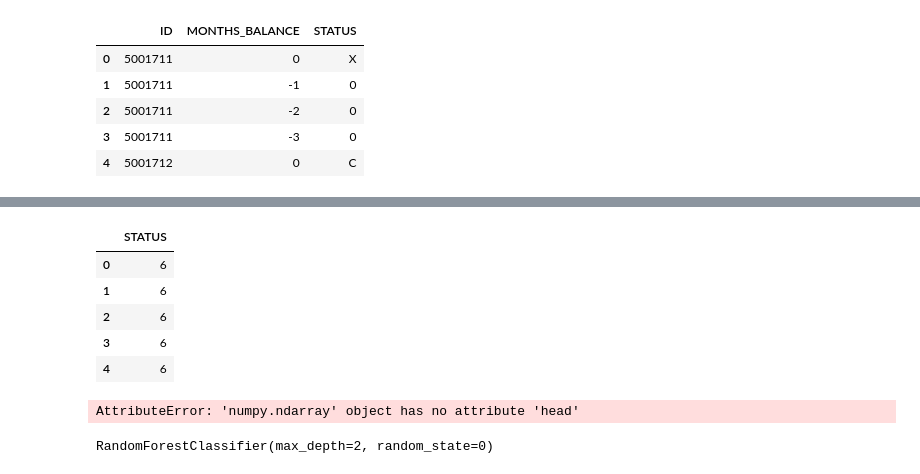
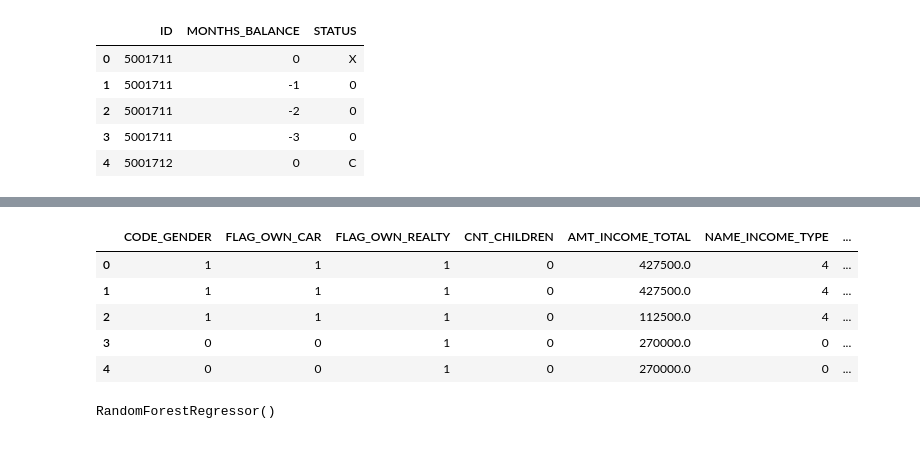
Before and after one commit to bwright8/vis, a Jupyter notebook: data/Analysis_Jenny.ipynb, the cells around one changed output, grey strips where cells are left out. Saved outputs shown, nothing was run; the diff lists cells and outputs as text; code cells hidden in the pictures.

Commit message:
Dumb encoder + Dumb Model (but still over 80% accurate)

```diff
--- a/data/Analysis_Jenny.ipynb
+++ b/data/Analysis_Jenny.ipynb
@@ -26,0 +99,2 @@ creditRecord.head()
+# %%
+average = creditRecord.groupby("ID").mean()
@@ -27,7 +174,8 @@ creditRecord.head()
 # %%
 data = pd.merge(
     appRecord,
-    creditRecord,
+    customData,
+    on="ID",
     how="inner"
 )
 # %%
@@ -71,0 +210,4 @@ X.head()
+# %%
+# Everything before the last column and the first column is a feature for a crude model.
+X = data.iloc[:data.size,1:19];
+X.head()
@@ -86,22 +232,42 @@ y['STATUS'] = label_encoder.fit_transform(y['STATUS']);
+# %%
+#Let's transform each feature into numerical features using default encoders.
+from sklearn.preprocessing import LabelEncoder,OneHotEncoder
+label_encoder = LabelEncoder();
+#X['CODE_GENDER'] = label_encoder.fit_transform(X['CODE_GENDER']);
+#X['FLAG_OWN_CAR'] = label_encoder.fit_transform(X['FLAG_OWN_CAR']);
+#X['FLAG_OWN_REALTY'] = label_encoder.fit_transform(X['FLAG_OWN_REALTY']);
+#X['NAME_INCOME_TYPE'] = label_encoder.fit_transform(X['NAME_INCOME_TYPE']);
+#X['NAME_EDUCATION_TYPE'] = label_encoder.fit_transform(X['NAME_EDUCATION_TYPE']);
+#X['NAME_FAMILY_STATUS'] = label_encoder.fit_transform(X['NAME_FAMILY_STATUS']);
+#X['NAME_HOUSING_TYPE'] = label_encoder.fit_transform(X['NAME_HOUSING_TYPE']);
+"""
+Some people don't have occupation information. This will throw a TypeError for the label_encoder. Let's fix this.
+"""
+def jobEncodingPrep(status):
+    #print(status)
+    if pd.isna(status) : return "No Job Info"
+    else: return status
+#X["OCCUPATION_TYPE"]=X["OCCUPATION_TYPE"].map(jobEncodingPrep)
+#print(X)
+
+# This is a dumb encoding, as occupation should be one-hot encoded.
+X['OCCUPATION_TYPE'] = label_encoder.fit_transform(X['OCCUPATION_TYPE']);
 # %%
-y.head()
+X.head()
 # %% [output]
-|  | STATUS |
-| 0 | 6 |
-| 1 | 6 |
-| 2 | 6 |
-| 3 | 6 |
-| 4 | 6 |
+|  | CODE_GENDER | FLAG_OWN_CAR | FLAG_OWN_REALTY | CNT_CHILDREN | AMT_INCOME_TOTAL | NAME_INCOME_TYPE | ... |
+| 0 | 1 | 1 | 1 | 0 | 427500.0 | 4 | ... |
+| 1 | 1 | 1 | 1 | 0 | 427500.0 | 4 | ... |
+| 2 | 1 | 1 | 1 | 0 | 112500.0 | 4 | ... |
+| 3 | 0 | 0 | 1 | 0 | 270000.0 | 0 | ... |
+| 4 | 0 | 0 | 1 | 0 | 270000.0 | 0 | ... |
-# %%
-y = np.array(y)
-# %% [output]
-AttributeError: 'numpy.ndarray' object has no attribute 'head'
 # %%
+from sklearn.ensemble import RandomForestRegressor
 # as a test, make a forest model with just a single feature.
-clf = RandomForestClassifier(max_depth=2, random_state=0);
+clf = RandomForestRegressor();
 clf.fit(X, y)
 # %% [output]
-RandomForestClassifier(max_depth=2, random_state=0)
+RandomForestRegressor()
 # %%
 # see the first tree within the forest
 print(clf.estimators_[0])
```
Also changed, not shown: parts of 21 cells of this notebook, 5 other files.
